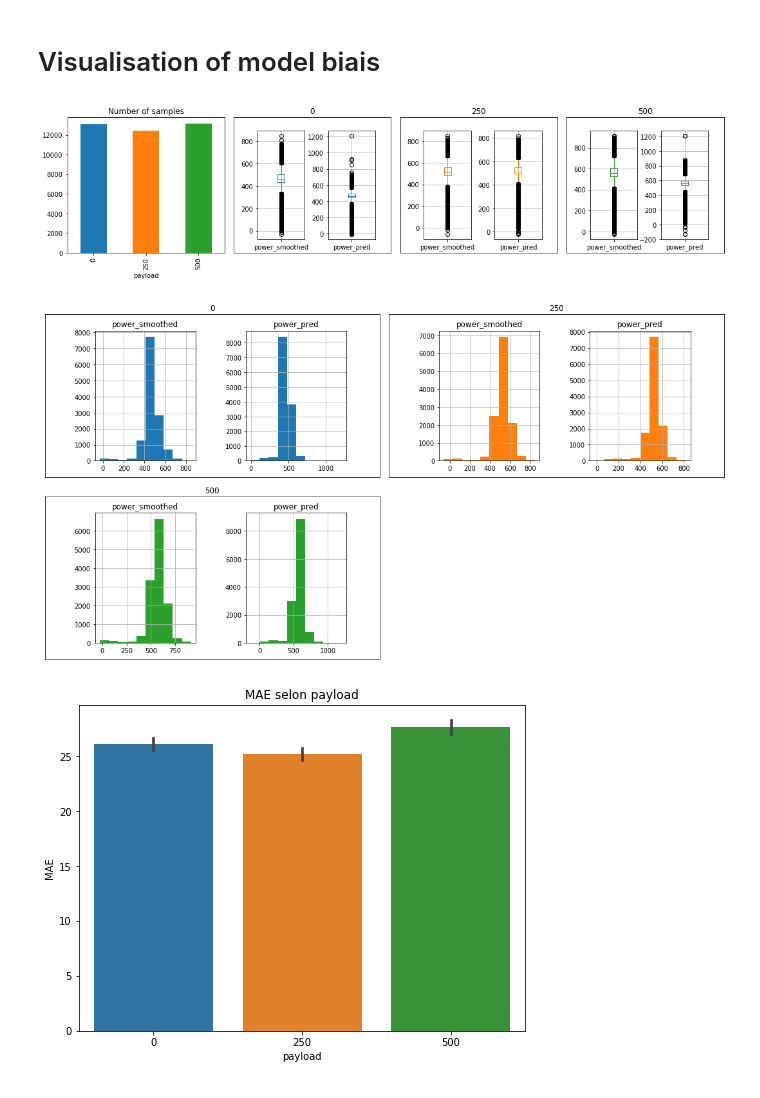
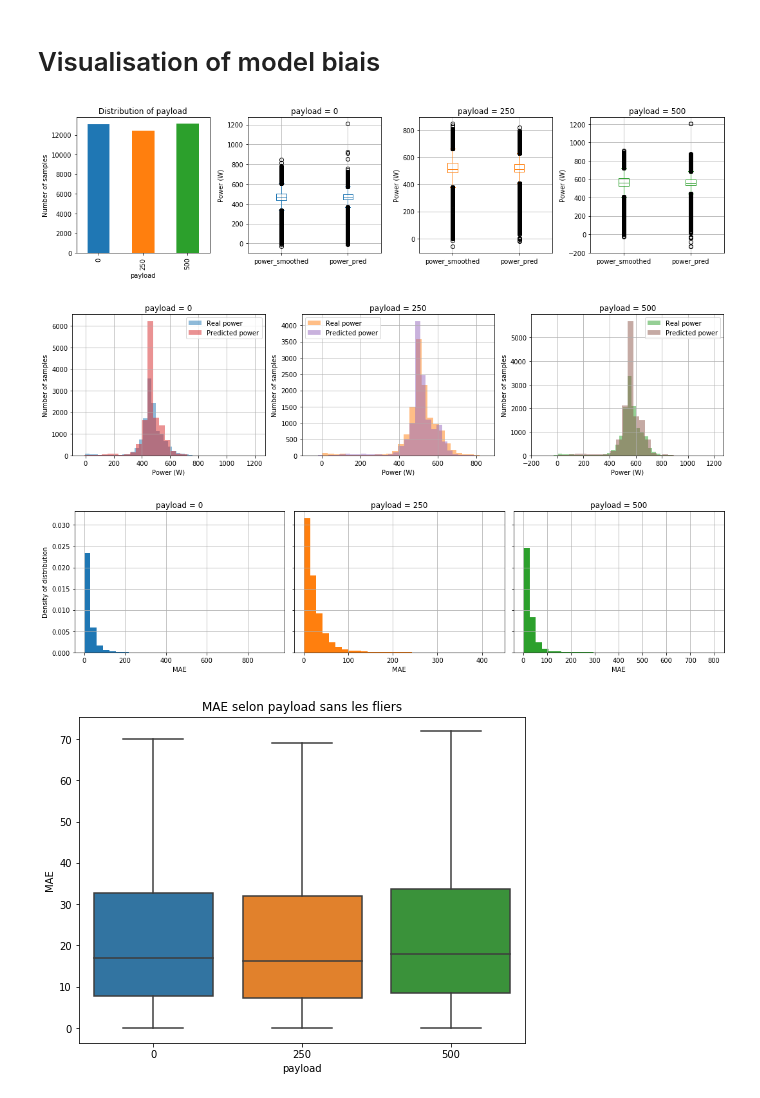
Before and after one commit to multitel-ai/nsw-certification, a Jupyter notebook: biais/mlp_biais.ipynb, the cells around one changed output. Cells and saved outputs as stored; diff of their text form; code cells hidden in the pictures.

Commit message:
tool plot diff mape + presentation powerpoint

```diff
--- a/biais/mlp_biais.ipynb
+++ b/biais/mlp_biais.ipynb
@@ -70,60 +74,74 @@ testds
 # %% [markdown]
 # Visualisation of model biais
 # %%
-def create_subplots(nbrows, nbcols, figsize, nbplots=None):
-    _, axs = plt.subplots(nbrows, nbcols, figsize=figsize)
+def create_subplots(nbrows, nbcols, figsize, nbplots=None, squeeze=False, sharey=False):
+    _, axs = plt.subplots(nbrows, nbcols, figsize=figsize, squeeze=squeeze, sharey=sharey)
     if nbplots is not None :
         diff = nbrows * nbcols - nbplots
         if diff > 0 :
-            for i in range(diff) :
+            for _ in range(diff) :
                 axs.flatten()[-1].remove()
     return axs
 
 
 def plot_groupby(df, f, layout, columns):
     """ Highlights differences of quality of prediction between subgroups (according to feature f in dataframe df).
     Plots the number of samples in each subgroups.
     Plots the boxplots and dispersion histograms of mae in each subgroups, for ground truth (*columns[0]*) and predicted data (*columns[1]*).
     *layout* pour les histogrammes, on met toujours les boxplots en ligne
     """
     num_cat = df[f].nunique()
     colors = [f"C{i}" for i in range (num_cat)] # default colors
-    axs = create_subplots(1, num_cat+1, (15,4), len(df[f].unique())+1)
+    axs = create_subplots(1, num_cat+1, (15,4), len(df[f].unique())+1, squeeze=True)
     # histogramme de la colonne qui fera le groupby
-    df.groupby(f).size().plot.bar(color=colors, ax=axs[0], title="Number of samples")
+    df.groupby(f).size().plot.bar(color=colors, ax=axs[0], title="Distribution of "+f)
+    axs[0].set(ylabel="Number of samples")
     # boxplots
     i = 1
     for n, g in df.groupby(f):
-        axs[i].set(title=n, xticks=[], yticks=[])
-        sub_axes = [axs[i].inset_axes([0.15, 0.1, 0.3, 0.8]), axs[i].inset_axes([0.6, 0.1, 0.3, 0.8])]
-        g.boxplot(ax=sub_axes[0], column=columns[0], color=colors[i-1])
-        g.boxplot(ax=sub_axes[1], column=columns[1], color=colors[i-1])
+        axs[i].set(title=f"{f} = {n}")
+        g[columns].plot.box(ax=axs[i], color=colors[i-1])
+        axs[i].set(ylabel="Power (W)")
+        axs[i].grid()
         i += 1
     plt.tight_layout()
-    # histogrammes
+    # histogrammes de distribution
     axs = create_subplots(layout[0], layout[1], (15, 4*layout[0]), len(df[f].unique()))
     i = 0
     for n, g in df.groupby(f):
         ax = axs[i//layout[1], i%layout[1]]
-        ax.set(title=n, xticks=[], yticks=[])
-        sub_axes = [ax.inset_axes([0.15, 0.1, 0.3, 0.8]), ax.inset_axes([0.6, 0.1, 0.3, 0.8])]
-        g.hist(ax=sub_axes[0], column=columns[0], color=colors[i])
-        g.hist(ax=sub_axes[1], column=columns[1], color=colors[i])
+        ax.set(title=f"{f} = {n}", xlabel="Power (W)", ylabel="Number of samples")
+        g[columns[0]].hist(ax=ax, bins=30, color=colors[i], alpha=0.5, label="Real power")
+        g[columns[1]].hist(ax=ax, bins=30, color="C"+str(i+num_cat), alpha=0.5, label="Predicted power")
         i += 1
+        ax.legend()
     plt.tight_layout()
+
     # plot diff mae
     # Calculer la MAE pour chaque groupe de payload
-    df['mae'] = abs(df['power_smoothed'] - df['power_pred'])
-    # Créer un barplot pour comparer les MAE de chaque groupe de payload
+    df['mae'] = abs(df[columns[0]] - df[columns[1]])
+    # histogrammes de distribution de la mae
+    axs = create_subplots(layout[0], layout[1], (15, 4*layout[0]), len(df[f].unique()), sharey=True)
+    i = 0
+    for n, g in df.groupby(f):
+        ax = axs[i//layout[1], i%layout[1]]
+        ax.set(title=f"{f} = {n}", xlabel="MAE")
+        g["mae"].hist(ax=ax, bins=30, color=colors[i], density=True)
+        i += 1
+    axs[0,0].set(ylabel="Density of distribution")
+    plt.tight_layout()
+
+    # Créer des boxplots pour comparer les MAE de chaque groupe de payload
     plt.figure(figsize=(8, 6))
-    sns.barplot(x=f, y='mae', data=df, errorbar=('ci', 95))
-    plt.title('MAE selon '+f)
+    sns.boxplot(x=f, y='mae', data=df, showfliers=0)
+    plt.title('MAE selon '+f+" sans les fliers")
     plt.xlabel(f)
     plt.ylabel('MAE')
     plt.show()
 
-plot_groupby(testds, "payload", (2,2), ["power_smoothed", "power_pred"])
+plot_groupby(testds, "payload", (1, 3), ["power_smoothed", "power_pred"])
 # %% [output]
-[figure, old version]
+[figure, new version]
-[figure, old version]
+[figure, new version]
-[figure, old version]
+[figure, new version]
+[figure, added]
```
Also changed, not shown: parts of 2 cells of this notebook, 1 other file.
